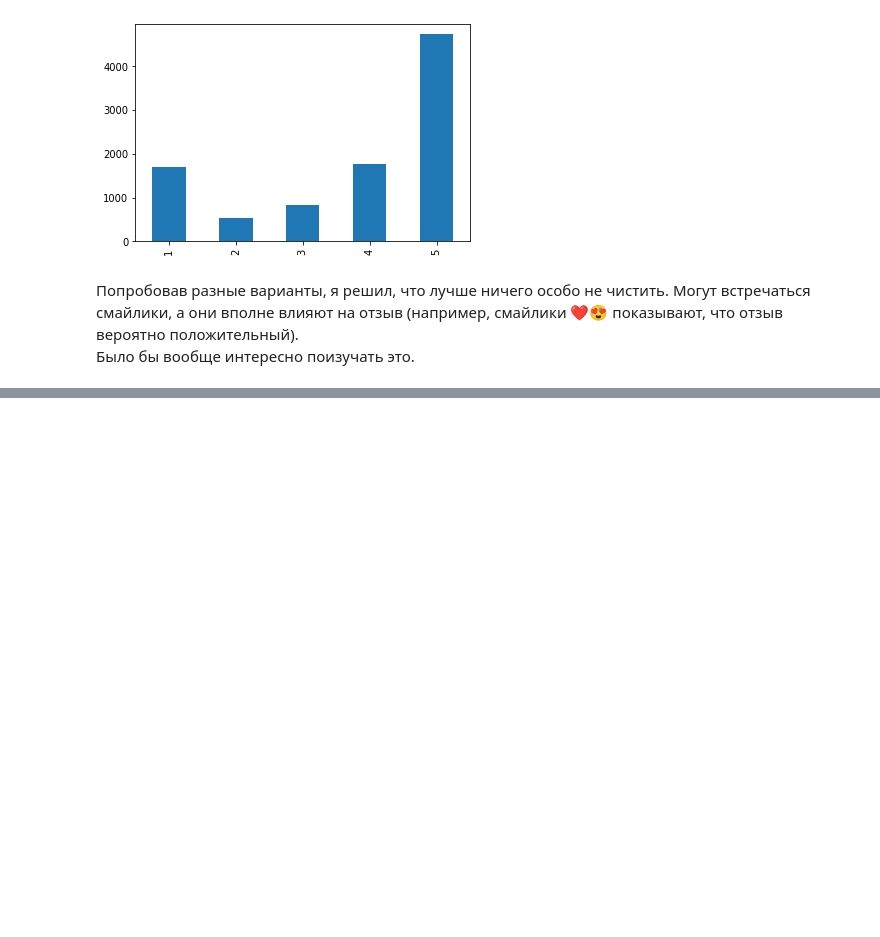
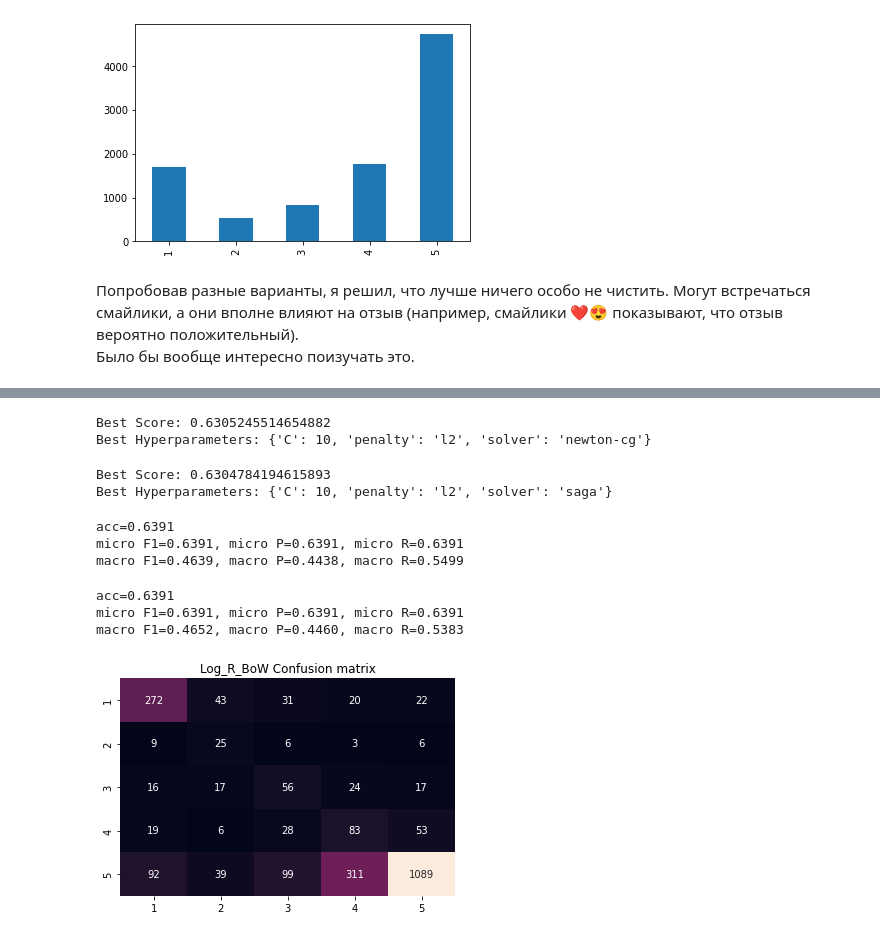
Before and after one commit to Vazelisk/nn, a Jupyter notebook: nn_methods_1.ipynb, the cells around one changed output, grey strips where cells are left out. Saved outputs shown, nothing was run; the diff lists cells and outputs as text; code cells hidden in the pictures; blank space fills up the shorter version.

```diff
--- a/nn_methods_1.ipynb
+++ b/nn_methods_1.ipynb
@@ -808,0 +802,36 @@ plt.show()
+# %%
+LR(X2_train, y2_train)
+# %% [output]
+Best Score: 0.6305245514654882
+Best Hyperparameters: {'C': 10, 'penalty': 'l2', 'solver': 'newton-cg'}
+# %%
+LR(X3_train, y3_train)
+# %% [output]
+Best Score: 0.6304784194615893
+Best Hyperparameters: {'C': 10, 'penalty': 'l2', 'solver': 'saga'}
+# %%
+Log_R_TFIDF = LogisticRegression(C=10, penalty='l2', solver='newton-cg').fit(X2_train, y2_train)
+Log_R_TFIDF_predicted = Log_R_TFIDF.predict(X2_test)
+scoring2(Log_R_TFIDF_predicted, y2_test)
+# %% [output]
+acc=0.6391
+micro F1=0.6391, micro P=0.6391, micro R=0.6391
+macro F1=0.4639, macro P=0.4438, macro R=0.5499
+# %%
+Log_R_BoW = LogisticRegression(C=10, penalty='l2', solver='saga').fit(X3_train, y3_train)
+Log_R_BoW_predicted = Log_R_BoW.predict(X3_test)
+scoring2(Log_R_BoW_predicted, y3_test)
+# %% [output]
+acc=0.6391
+micro F1=0.6391, micro P=0.6391, micro R=0.6391
+macro F1=0.4652, macro P=0.4460, macro R=0.5383
+# %%
+lr_cm = confusion_matrix(Log_R_TFIDF_predicted, y2_test)
+cm_df = pd.DataFrame(lr_cm,
+                     index = [1, 2, 3, 4, 5],
+                     columns = [1, 2, 3, 4, 5])
+sns.heatmap(cm_df, annot=True, fmt="d", cbar=False)
+plt.title("Log_R_BoW Confusion matrix")
+plt.show()
+# %% [output]
+[figure, added]
```
Also changed, not shown: parts of 148 cells of this notebook.
